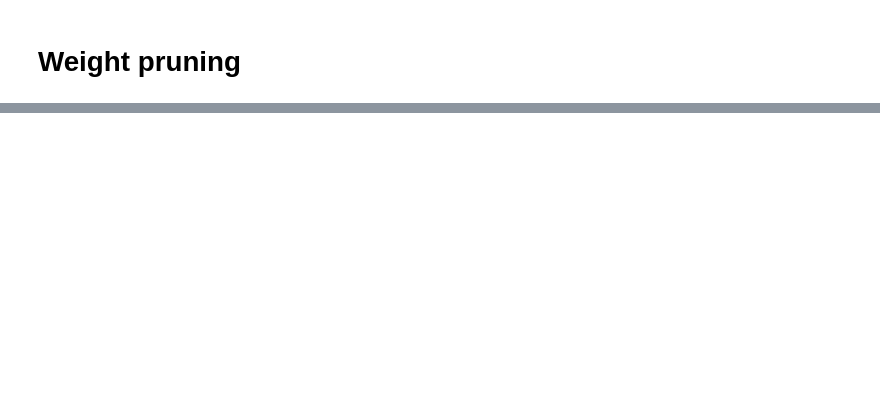
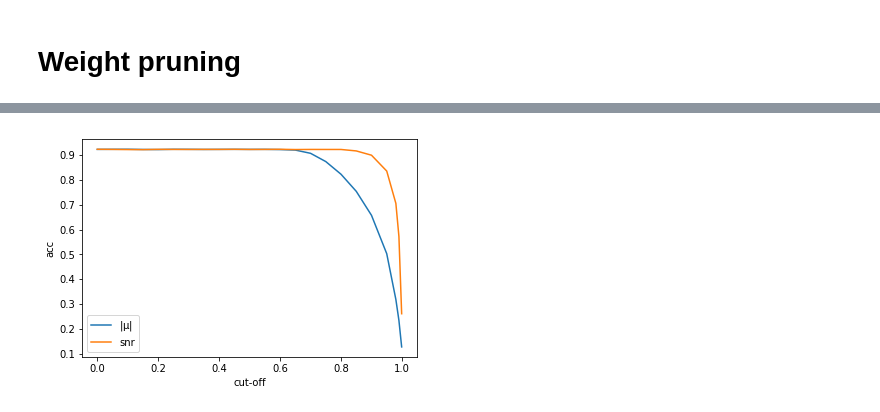
Before and after one commit to skezle/IBP_BNN, a Jupyter notebook: vcl.ipynb, the cells around one changed output, grey strips where cells are left out. Saved outputs shown, nothing was run; the diff lists cells and outputs as text; code cells hidden in the pictures; blank space fills up the shorter version.

```diff
--- a/vcl.ipynb
+++ b/vcl.ipynb
@@ -396,7 +341,7 @@ class MFVI_IBP_NN_prune(MFVI_IBP_NN):
 # %%
 hidden_size = [100]
 batch_size = 128
-no_epochs = 10
+no_epochs = 200
 alpha0 = 1.0
 tau0=1.0 # initial temperature
 ANNEAL_RATE=0.000
@@ -533,0 +426,27 @@ plt.show()
+# %%
+class MnistGenerator():
+    def __init__(self, max_iter=10):
+        with gzip.open('ddm/data/mnist.pkl.gz', 'rb') as f:
+            train_set, valid_set, test_set = pickle.load(f, encoding='latin1')
+
+        self.X_train = np.vstack((train_set[0], valid_set[0]))
+        self.Y_train = np.hstack((train_set[1], valid_set[1]))
+        self.X_test = test_set[0]
+        self.Y_test = test_set[1]
+        self.max_iter = max_iter
+        self.cur_iter = 0
+
+    def get_dims(self):
+        # Get data input and output dimensions
+        return self.X_train.shape[1], 10
+
+    def task(self):
+        # Retrieve train data
+        x_train = deepcopy(self.X_train)
+        y_train = np.eye(10)[self.Y_train]
+
+        # Retrieve test data
+        x_test = deepcopy(self.X_test)
+        y_test = np.eye(10)[self.Y_test]
+
+        return x_train, y_train, x_test, y_test
@@ -533,0 +541,9 @@ plt.show()
+# %%
+plt.plot(xs, ya, label='$|\mu|$')
+plt.plot(xs, yb, label='snr')
+plt.xlabel('cut-off')
+plt.ylabel('acc')
+plt.legend()
+plt.show()
+# %% [output]
+[figure, added]
```
Also changed, not shown: parts of 7 cells of this notebook, 2 other files.
